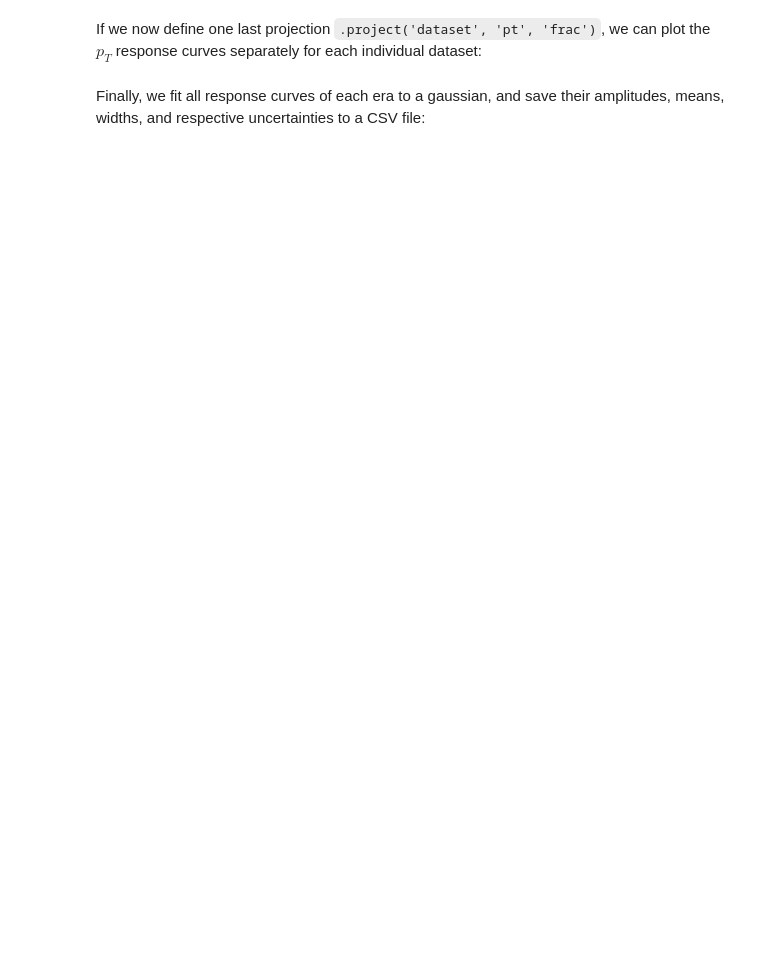
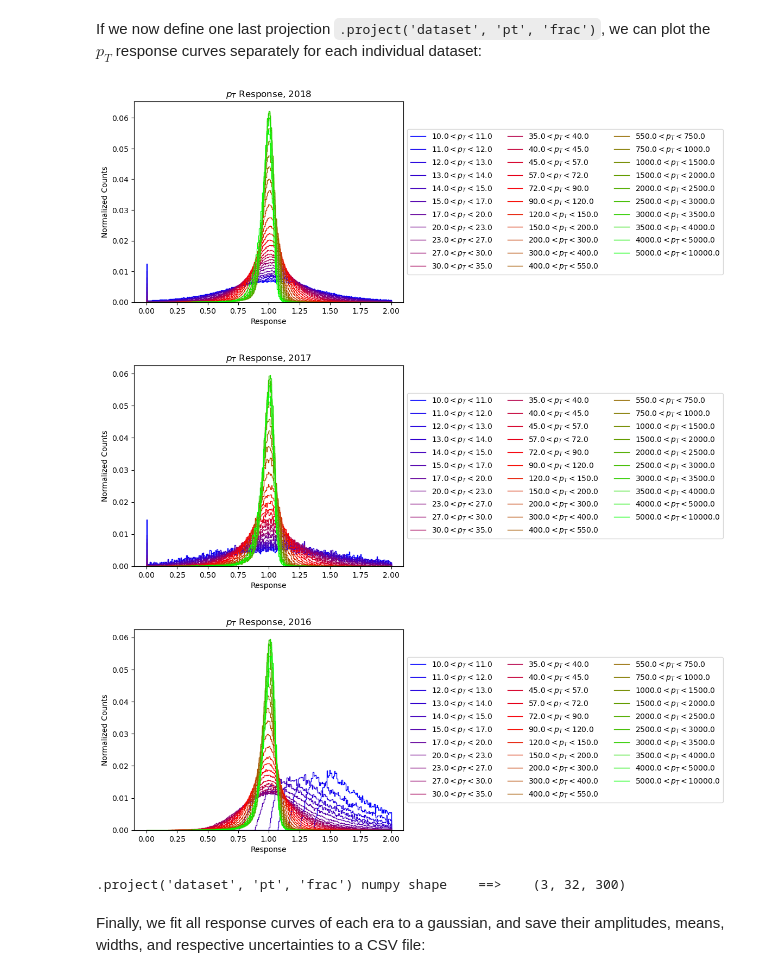
Before and after one commit to cebarros/Jet_Analysis, a Jupyter notebook: jer_computations.ipynb, the cells around one changed output. Cells and saved outputs as stored; diff of their text form; code cells hidden in the pictures; blank space fills up the shorter version.

```diff
--- a/jer_computations.ipynb
+++ b/jer_computations.ipynb
@@ -173,21 +235,26 @@ If we now define one last projection `.project('dataset', 'pt', 'frac')`, we can
 # %%
 histogram_4 = output["responses_histogram"]
 histogram_dataset_pt_frac_numpy, bin_edges = histogram_4.project("dataset", "pt", "frac").to_numpy()[0], frac_bin_edges
 
 color_map = plt.get_cmap('brg', len(pt_bin_centers))
 
 for i, dataset in enumerate(histogram_dataset_pt_frac_numpy):
     for j, frac_vals in enumerate(dataset):
         color = color_map(j, len(pt_bin_centers))
         normalized_y_vals = frac_vals / np.sum(frac_vals)
         plt.stairs(normalized_y_vals, bin_edges, label=f"${pt_bin_edges[j]} <  p_{{T}}  < {pt_bin_edges[j + 1]}$", color=color)
         plt.title(f"$p_T$ Response, {histogram_4.project('dataset', 'pt', 'frac').axes[0][i]}")
         plt.xlabel("Response")
         plt.ylabel("Normalized Counts")
-    #plt.legend(loc='center left', bbox_to_anchor=(1, 0.5), ncol=3)
+    plt.legend(loc='center left', bbox_to_anchor=(1, 0.5), ncol=3)
     plt.show()
 
 print(f".project('dataset', 'pt', 'frac') numpy shape    ==>    {histogram_4.project('dataset', 'pt', 'frac').to_numpy()[0].shape}\n")
+# %% [output]
+[figure, added]
+[figure, added]
+[figure, added]
+.project('dataset', 'pt', 'frac') numpy shape    ==>    (3, 32, 300)
 # %% [markdown]
 Finally, we fit all response curves of each era to a gaussian, and save their amplitudes, means, widths, and respective uncertainties to a CSV file:
 # %%
```
Also changed, not shown: parts of 15 cells of this notebook, 2 other files.
